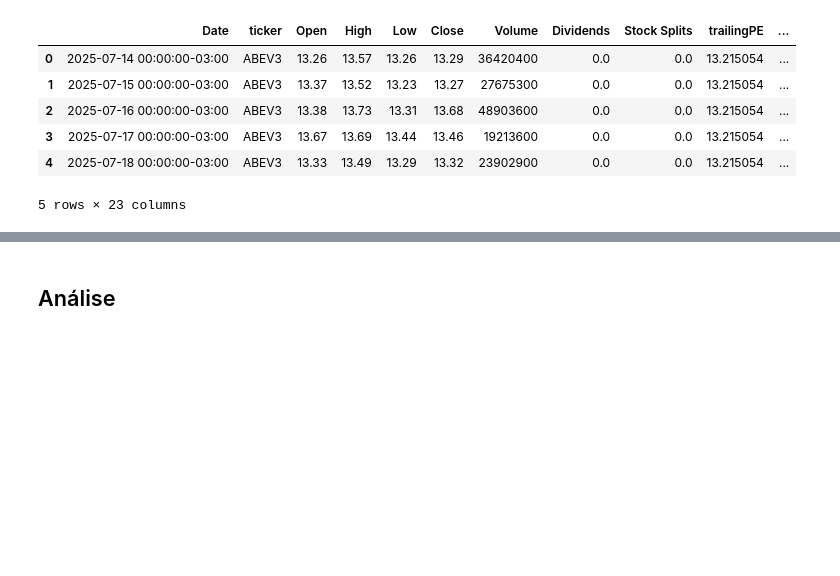
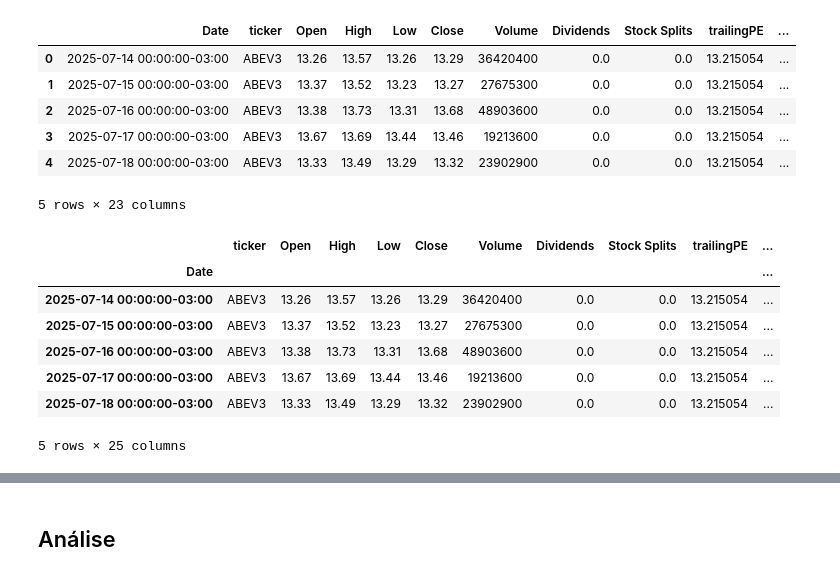
Before and after one commit to ederray/etl-aws, a Jupyter notebook: notebooks/eda.ipynb, the cells around one changed output, grey strips where cells are left out. Saved outputs shown, nothing was run; the diff lists cells and outputs as text; code cells hidden in the pictures; blank space fills up the shorter version.

```diff
--- a/notebooks/eda.ipynb
+++ b/notebooks/eda.ipynb
@@ -58,3 +59,21 @@ tbl_cotacao_ibovespa.head()
 | 3 | 2025-07-17 00:00:00-03:00 | ABEV3 | 13.67 | 13.69 | 13.44 | 13.46 | 19213600 | 0.0 | 0.0 | 13.215054 | ... |
 | 4 | 2025-07-18 00:00:00-03:00 | ABEV3 | 13.33 | 13.49 | 13.29 | 13.32 | 23902900 | 0.0 | 0.0 | 13.215054 | ... |
 5 rows × 23 columns
+# %%
+# transformação da coluna date em index do dataset
+tbl_cotacao_ibovespa.set_index('Date', drop=True, inplace=True)
+tbl_cotacao_ibovespa.index = pd.to_datetime(tbl_cotacao_ibovespa.index)
+# %%
+# inserção de dados temporais no dataset
+
+tbl_cotacao_ibovespa = dados_temporais(df=tbl_cotacao_ibovespa)
+tbl_cotacao_ibovespa.head()
+# %% [output]
+|  | ticker | Open | High | Low | Close | Volume | Dividends | Stock Splits | trailingPE | ... |
+| Date |  |  |  |  |  |  |  |  |  | ... |
+| 2025-07-14 00:00:00-03:00 | ABEV3 | 13.26 | 13.57 | 13.26 | 13.29 | 36420400 | 0.0 | 0.0 | 13.215054 | ... |
+| 2025-07-15 00:00:00-03:00 | ABEV3 | 13.37 | 13.52 | 13.23 | 13.27 | 27675300 | 0.0 | 0.0 | 13.215054 | ... |
+| 2025-07-16 00:00:00-03:00 | ABEV3 | 13.38 | 13.73 | 13.31 | 13.68 | 48903600 | 0.0 | 0.0 | 13.215054 | ... |
+| 2025-07-17 00:00:00-03:00 | ABEV3 | 13.67 | 13.69 | 13.44 | 13.46 | 19213600 | 0.0 | 0.0 | 13.215054 | ... |
+| 2025-07-18 00:00:00-03:00 | ABEV3 | 13.33 | 13.49 | 13.29 | 13.32 | 23902900 | 0.0 | 0.0 | 13.215054 | ... |
+5 rows × 25 columns
```
Also changed, not shown: parts of 30 cells of this notebook, 8 other files.
